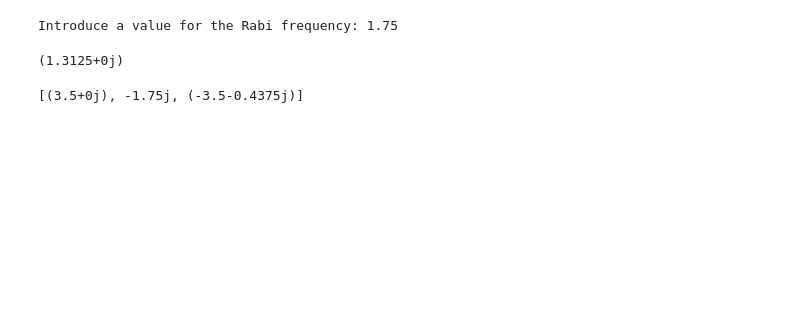
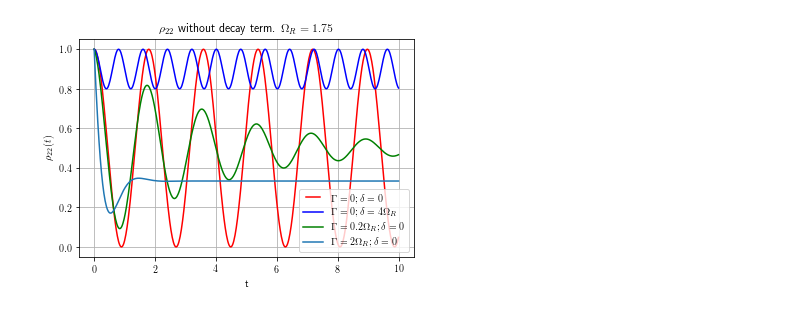
Before and after one commit to manuelmorgado/M2-MCN, a Jupyter notebook: Bloch-Equations/Jupyter Notebooks/Bloch Equations.ipynb, the cells around one changed output. Drawn from its saved outputs; the diff is of its cells as text; code cells hidden in the pictures; blank space fills up the shorter version.

Commit message:
Bloch equations solutions in Python Notebook

```diff
--- a/Bloch-Equations/Jupyter Notebooks/Bloch Equations.ipynb
+++ b/Bloch-Equations/Jupyter Notebooks/Bloch Equations.ipynb
@@ -20,24 +98,0 @@ def bloch_eq(rho,t):
-# %%
-rho=[0,0,1];
-t = np.linspace(0,10,500)
-omega = np.complex(input("Introduce a value for the Rabi frequency: ")); #for a given value of the Rabi frequency
-g_decay = [0.01*omega, 0.25*omega, 0.75*omega, 100*omega]; #for a set of values of decay rate
-
-gamma = [0.0, 0.0, 0.2*omega, 2*omega];
-delta = [0.0, 4*omega, 0.0, 0.0];
-n = 0.0;
-# %% [output]
-Introduce a value for the Rabi frequency: 1.75
-# %%
-om = omega;
-gd = g_decay[1];
-g = gamma[3];
-d = delta[3];
-
-print(np.complex(g_decay[2]))
-# %% [output]
-(1.3125+0j)
-# %%
-bloch_eq(rho,t)
-# %% [output]
-[(3.5+0j), -1.75j, (-3.5-0.4375j)]
@@ -43,0 +112,50 @@ bloch_eq(rho,t)
+# %%
+#loop for the different values of gamma, delta, omega and gamma decay
+for k in range(4):
+
+    om = omega;
+    g = gamma[k];
+    d = delta[k];
+
+    #solving the differential equation
+    rho, infodict = odeintz(bloch_eq, rho0, t, full_output=True);
+
+    #storing the k-th results for r12 and r22
+    r12 = rho[:,0];
+    r22 = rho[:,1];
+
+    #stacking in the data
+    rho12.append(r12);
+    rho22.append(r22);
+# %%
+#ploting
+plt.figure('rho22')
+f1, = plt.plot(t, rho22[0], 'r-', label=r'\Gamma = 0; \delta =  0')
+f2, = plt.plot(t, rho22[1], 'b-', label=r'\Gamma = 0; \delta =  4\Omega_R')
+f3, = plt.plot(t, rho22[2], 'g-', label=r'\Gamma = 0.2\Omega_R; \delta = 0')
+f4, = plt.plot(t, rho22[3], '-', label=r'\Gamma = 2\Omega_R; \delta =  0')
+plt.legend(handler_map={f1: HandlerLine2D(numpoints=4)})
+plt.title(r'$\rho_{22}$ without decay term. $\Omega_R=1.75$')
+plt.ylabel(r'\rho_{22}(t)')
+plt.xlabel('t')
+plt.grid()
+
+# fig = plt.figure('rho22 (omega, gdecay) @ t=1.75')
+# ax = fig.gca(projection='3d')
+# ax.plot_trisurf(np.real(omega), np.real(g_decay), np.real(rhoT))
+
+# plt.figure('rho12')
+# g1, = plt.plot(t, rho12[0], 'r-', label=r'\Gamma = 0; \delta =  0')
+# g2, = plt.plot(t, rho12[1], 'b-', label=r'\Gamma = 0; \delta =  4\Omega_R')
+# g3, = plt.plot(t, rho12[2], 'g-', label=r'\Gamma = 0.2\Omega_R; \delta = 0')
+# g4, = plt.plot(t, rho12[3], '-', label=r'\Gamma = 2\Omega_R; \delta =  0')
+# plt.legend(handler_map={g1: HandlerLine2D(numpoints=4)})
+# # plt.legend(loc='best')
+# plt.ylabel(r'\rho_{12}(t)')
+# plt.xlabel('t')
+# plt.grid()
+
+
+plt.show()
+# %% [output]
+[figure, added]
```
Also changed, not shown: parts of 6 cells of this notebook, 5 other files.
